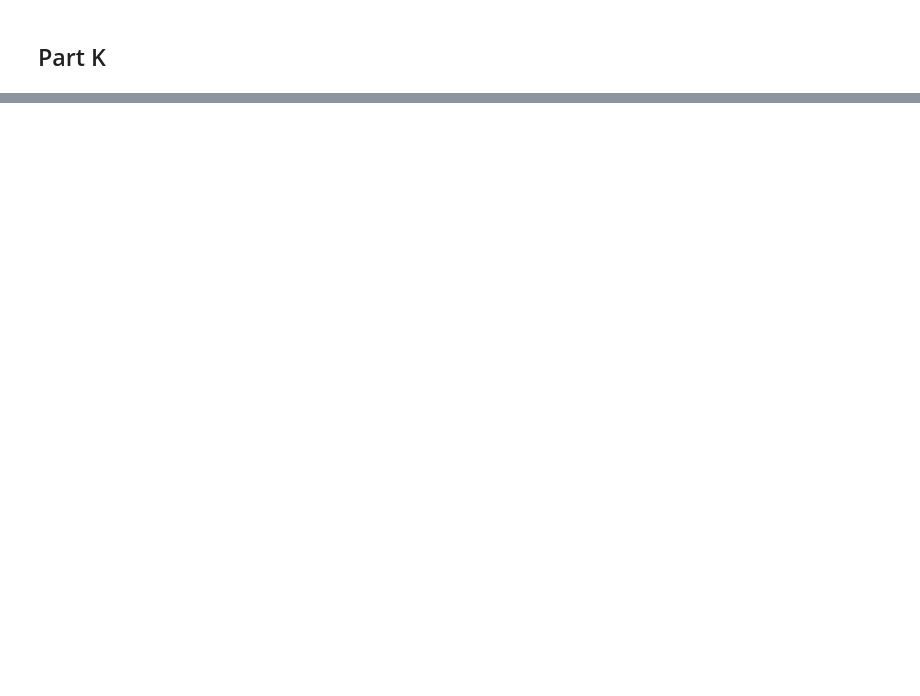
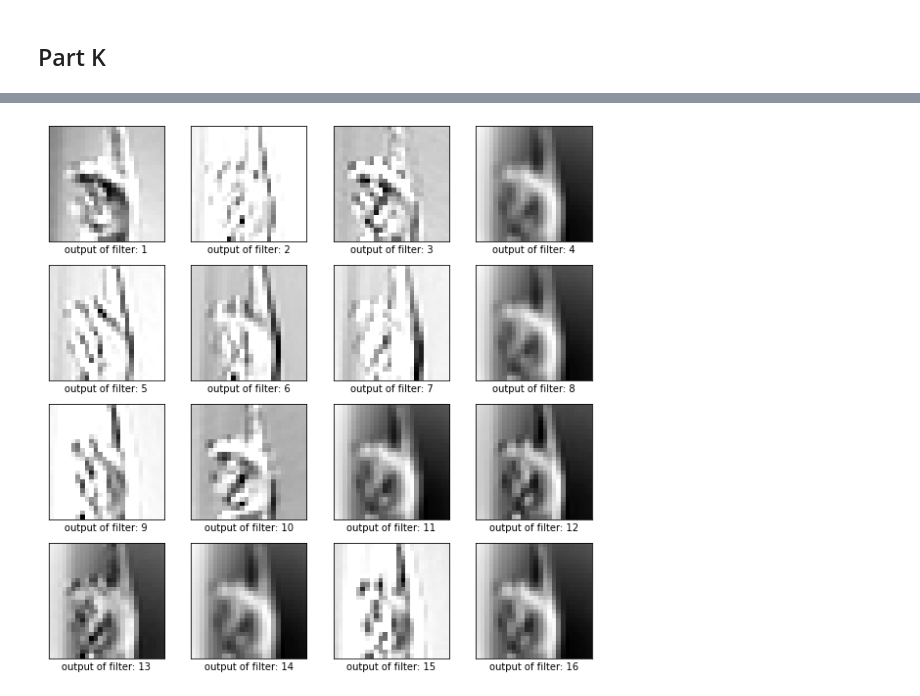
Before and after one commit to MohammadRaziei/Deep-Learning-Cource, a Jupyter notebook: HW03/Q7/HW03_Q7.ipynb, the cells around one changed output, grey strips where cells are left out. Saved outputs shown, nothing was run; the diff lists cells and outputs as text; code cells hidden in the pictures; blank space fills up the shorter version.

```diff
--- a/HW03/Q7/HW03_Q7.ipynb
+++ b/HW03/Q7/HW03_Q7.ipynb
@@ -328,0 +428,19 @@ weighted avg       0.92      0.92      0.92      7172
+# %%
+model_eval = keras.Model(inputs=model.inputs, outputs=model.layers[0].output)
+# load the image with the required shape
+img = np.expand_dims(X_test[2],axis=0)
+# get feature map for first hidden layer
+feature_maps = model_eval.predict(img)
+plt.figure(figsize=(10,10))
+square = 4
+ix = 1
+for _ in range(square):
+    for _ in range(square):
+        # specify subplot and turn of axis
+        plt.subplot(square, square, ix)
+        plot_image(feature_maps[0, :, :, ix-1])
+        plt.xlabel('output of filter: {}'.format(ix))
+        ix += 1
+# show the figure
+plt.show()
+# %% [output]
@@ -328,0 +448 @@ weighted avg       0.92      0.92      0.92      7172
+[figure, added]
```
Also changed, not shown: parts of 7 cells of this notebook.
